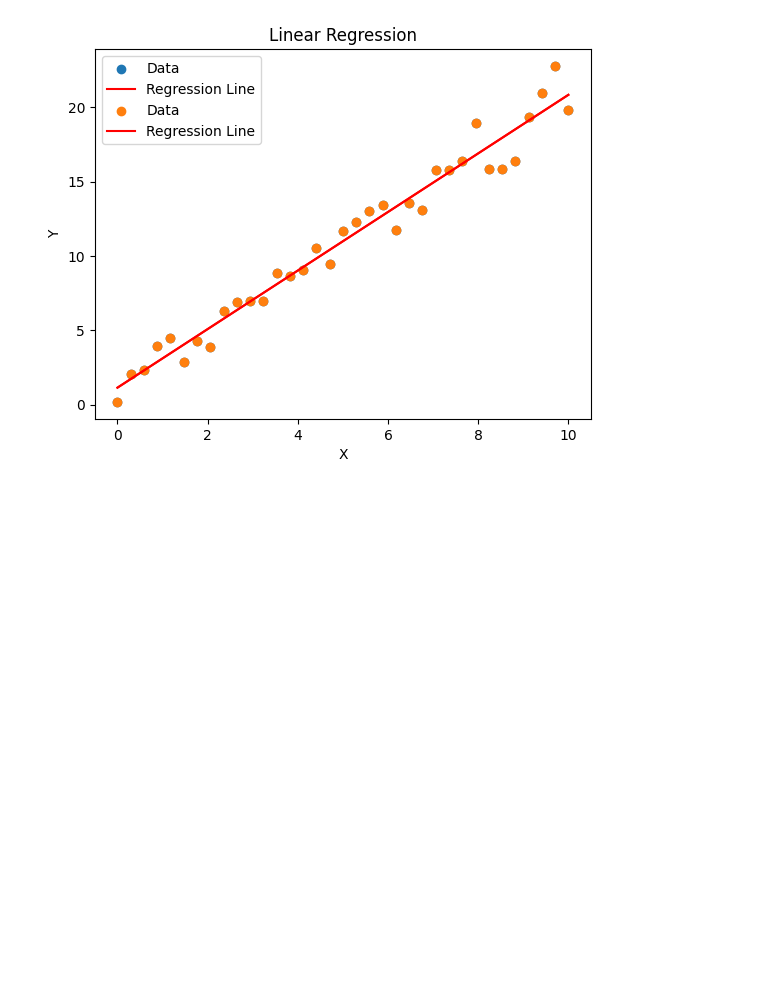
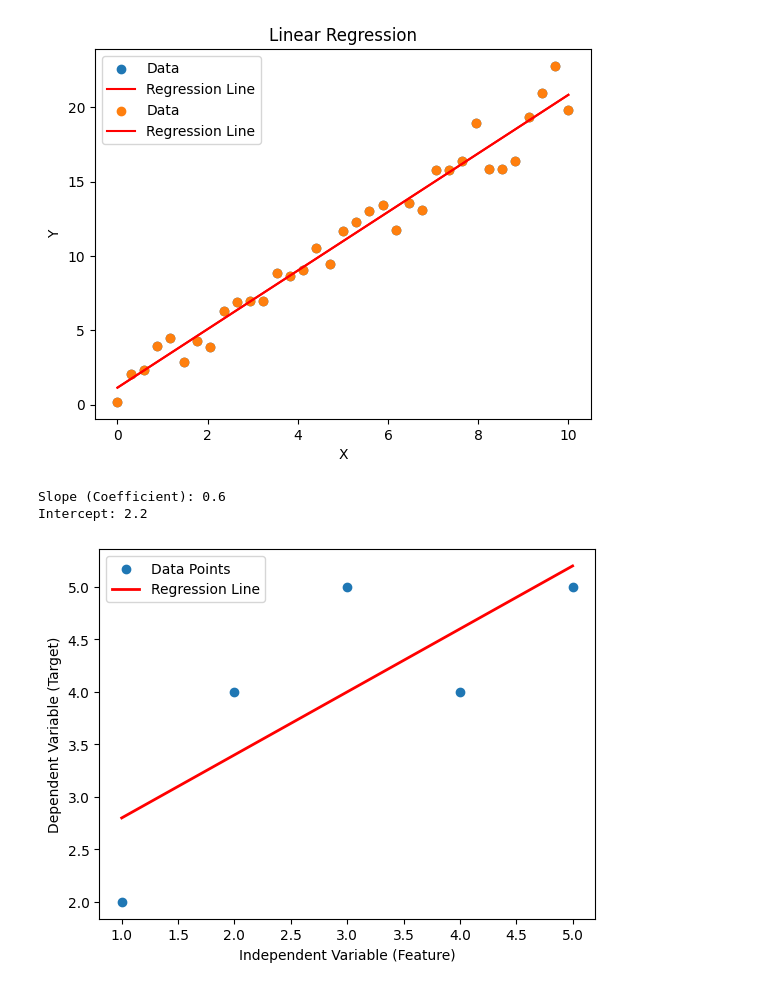
Before and after one commit to NaveenGumaste/Python-ML, a Jupyter notebook: 28-08-23 Univariant Linear Regression.ipynb, the cells around one changed output. Saved outputs shown, nothing was run; the diff lists cells and outputs as text; code cells hidden in the pictures; blank space fills up the shorter version.

```diff
--- a/28-08-23 Univariant Linear Regression.ipynb
+++ b/28-08-23 Univariant Linear Regression.ipynb
@@ -51,3 +51,41 @@ plt.legend()
 plt.show()
 # %% [output]
 [figure]
+# %%
+import numpy as np
+import matplotlib.pyplot as plt
+
+# Sample data
+X = np.array([1, 2, 3, 4, 5])  # Independent variable (feature)
+y = np.array([2, 4, 5, 4, 5])  # Dependent variable (target)
+
+# Calculate mean of X and y
+mean_X = np.mean(X)
+mean_y = np.mean(y)
+
+# Calculate the slope (coefficient)
+numerator = np.sum((X - mean_X) * (y - mean_y))
+denominator = np.sum((X - mean_X) ** 2)
+slope = numerator / denominator
+
+# Calculate the intercept
+intercept = mean_y - slope * mean_X
+
+# Predict using the linear model
+y_pred = slope * X + intercept
+
+# Print the coefficients
+print(f"Slope (Coefficient): {slope}")
+print(f"Intercept: {intercept}")
+
+# Plot the data and regression line
+plt.scatter(X, y, label="Data Points")
+plt.plot(X, y_pred, color='red', linewidth=2, label="Regression Line")
+plt.xlabel("Independent Variable (Feature)")
+plt.ylabel("Dependent Variable (Target)")
+plt.legend()
+plt.show()
+# %% [output]
+Slope (Coefficient): 0.6
+Intercept: 2.2
+[figure, added]
```
